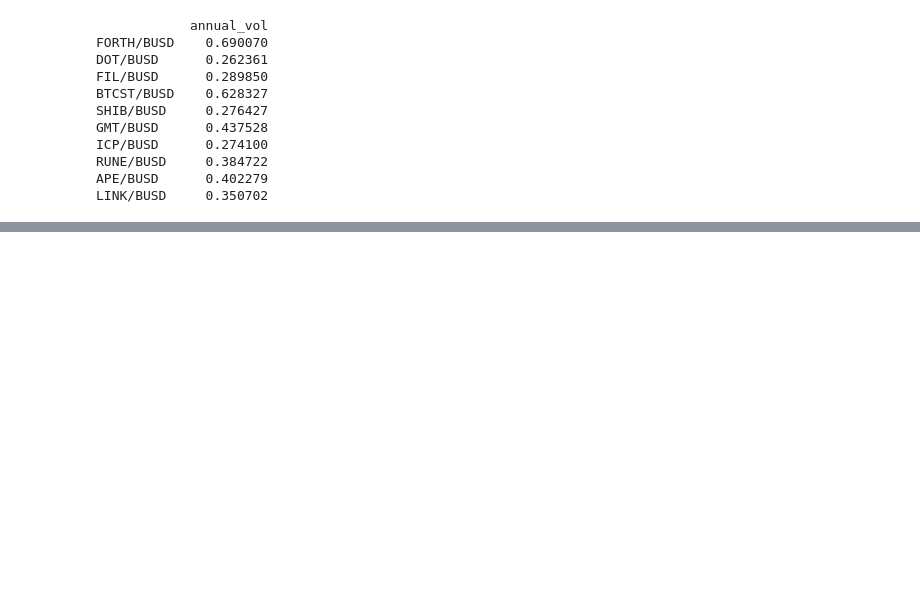
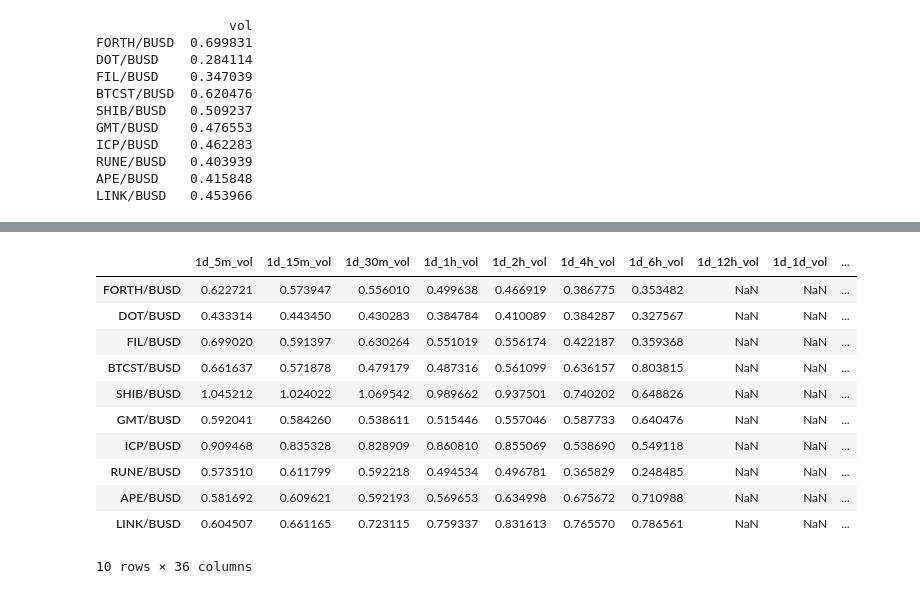
Before and after one commit to cenyG/crypto_volatility, a Jupyter notebook: volatility.ipynb, the cells around one changed output, grey strips where cells are left out. Saved outputs shown, nothing was run; the diff lists cells and outputs as text; code cells hidden in the pictures; blank space fills up the shorter version.

```diff
--- a/volatility.ipynb
+++ b/volatility.ipynb
@@ -116,6 +116,9 @@ def annualize(ohcls, symbol = 'None', show_period = False):
     vol = ohcls['log_diff'].std()
 
     timestamps = ohcls['ts'].to_numpy()
+    if len(timestamps) < 2:
+        return np.NAN
+
     ts_start, ts_end = timestamps[0], timestamps[1]
     dt_ms = ts_end - ts_start
     year_ms = 365 * 24 * 60 * 60 * 1000
@@ -151,11 +154,10 @@ def get_vols(symbols, days_count, timeframe, show_period = False):
 
     for symbol in symbols:
         annualized_vol = get_vol(symbol, days_count, timeframe, show_period)
-
         coins.append(symbol)
         volatility.append(annualized_vol)
 
-    return pd.DataFrame({"annual_vol": volatility}, index=coins)
+    return pd.DataFrame({'vol': volatility}, index=coins)
 # %%
 def plot(symbol, days_count, timeframe):
     ohcls = create_ohlcv_df(symbol, days_count, timeframe)
@@ -164,17 +166,17 @@ def plot(symbol, days_count, timeframe):
 vols = get_vols(symbols[:10], 5, '1h')
 print(vols)
 # %% [output]
-            annual_vol
-FORTH/BUSD    0.690070
-DOT/BUSD      0.262361
-FIL/BUSD      0.289850
-BTCST/BUSD    0.628327
-SHIB/BUSD     0.276427
-GMT/BUSD      0.437528
-ICP/BUSD      0.274100
-RUNE/BUSD     0.384722
-APE/BUSD      0.402279
-LINK/BUSD     0.350702
+                 vol
+FORTH/BUSD  0.699831
+DOT/BUSD    0.284114
+FIL/BUSD    0.347039
+BTCST/BUSD  0.620476
+SHIB/BUSD   0.509237
+GMT/BUSD    0.476553
+ICP/BUSD    0.462283
+RUNE/BUSD   0.403939
+APE/BUSD    0.415848
+LINK/BUSD   0.453966
 # %%
 plot('BTC/USDT', 30, '1h')
 # %% [output]
@@ -196 +199,30 @@ def iter_two(symbol, days_count, timeframe, days_count_tau, timeframe_tau, show_
+# %%
+def create_vol_df(symbols, days_counts = [1,7,14,30], timeframes = ["5m","15m","30m","1h","2h","4h","6h","12h", "1d"]):
+    res_df = None
+    for day_count in days_counts:
+        for timeframe in timeframes:
+            vol_df = get_vols(symbols, day_count, timeframe)
+            vol_df = vol_df.rename(columns={'vol': '{days}d_{dt}_vol'.format(days=day_count, dt=timeframe)})
+            if res_df is None:
+                res_df = vol_df
+            else:
+                res_df = res_df.join(vol_df)
+    return res_df
+# %%
+vols = create_vol_df(symbols[:10])
+# %%
+vols
+# %% [output]
+|  | 1d_5m_vol | 1d_15m_vol | 1d_30m_vol | 1d_1h_vol | 1d_2h_vol | 1d_4h_vol | 1d_6h_vol | 1d_12h_vol | 1d_1d_vol | ... |
+| FORTH/BUSD | 0.622721 | 0.573947 | 0.556010 | 0.499638 | 0.466919 | 0.386775 | 0.353482 | NaN | NaN | ... |
+| DOT/BUSD | 0.433314 | 0.443450 | 0.430283 | 0.384784 | 0.410089 | 0.384287 | 0.327567 | NaN | NaN | ... |
+| FIL/BUSD | 0.699020 | 0.591397 | 0.630264 | 0.551019 | 0.556174 | 0.422187 | 0.359368 | NaN | NaN | ... |
+| BTCST/BUSD | 0.661637 | 0.571878 | 0.479179 | 0.487316 | 0.561099 | 0.636157 | 0.803815 | NaN | NaN | ... |
+| SHIB/BUSD | 1.045212 | 1.024022 | 1.069542 | 0.989662 | 0.937501 | 0.740202 | 0.648826 | NaN | NaN | ... |
+| GMT/BUSD | 0.592041 | 0.584260 | 0.538611 | 0.515446 | 0.557046 | 0.587733 | 0.640476 | NaN | NaN | ... |
+| ICP/BUSD | 0.909468 | 0.835328 | 0.828909 | 0.860810 | 0.855069 | 0.538690 | 0.549118 | NaN | NaN | ... |
+| RUNE/BUSD | 0.573510 | 0.611799 | 0.592218 | 0.494534 | 0.496781 | 0.365829 | 0.248485 | NaN | NaN | ... |
+| APE/BUSD | 0.581692 | 0.609621 | 0.592193 | 0.569653 | 0.634998 | 0.675672 | 0.710988 | NaN | NaN | ... |
+| LINK/BUSD | 0.604507 | 0.661165 | 0.723115 | 0.759337 | 0.831613 | 0.765570 | 0.786561 | NaN | NaN | ... |
+10 rows × 36 columns
 # %%
```
Also changed, not shown: parts of 2 cells of this notebook.
